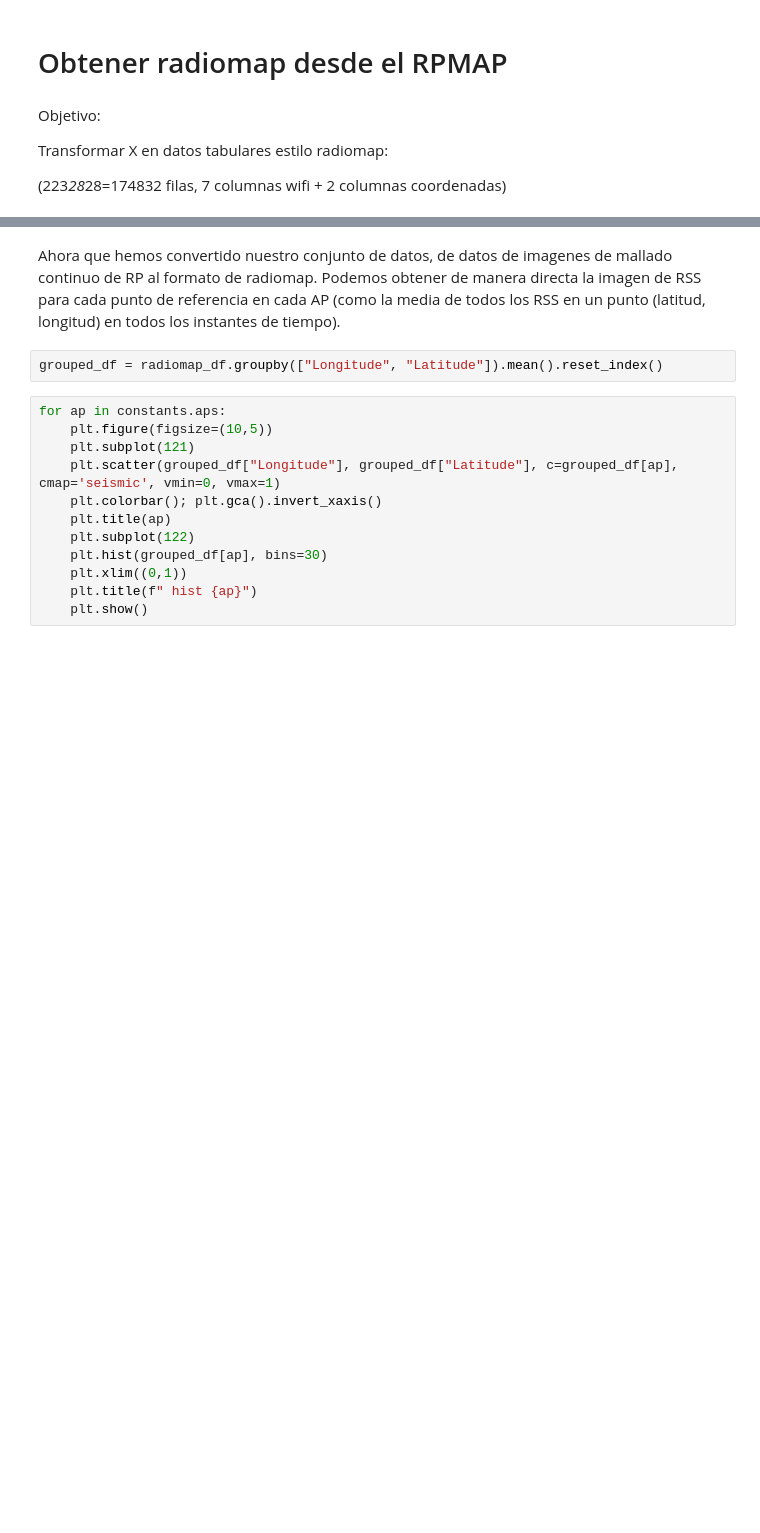
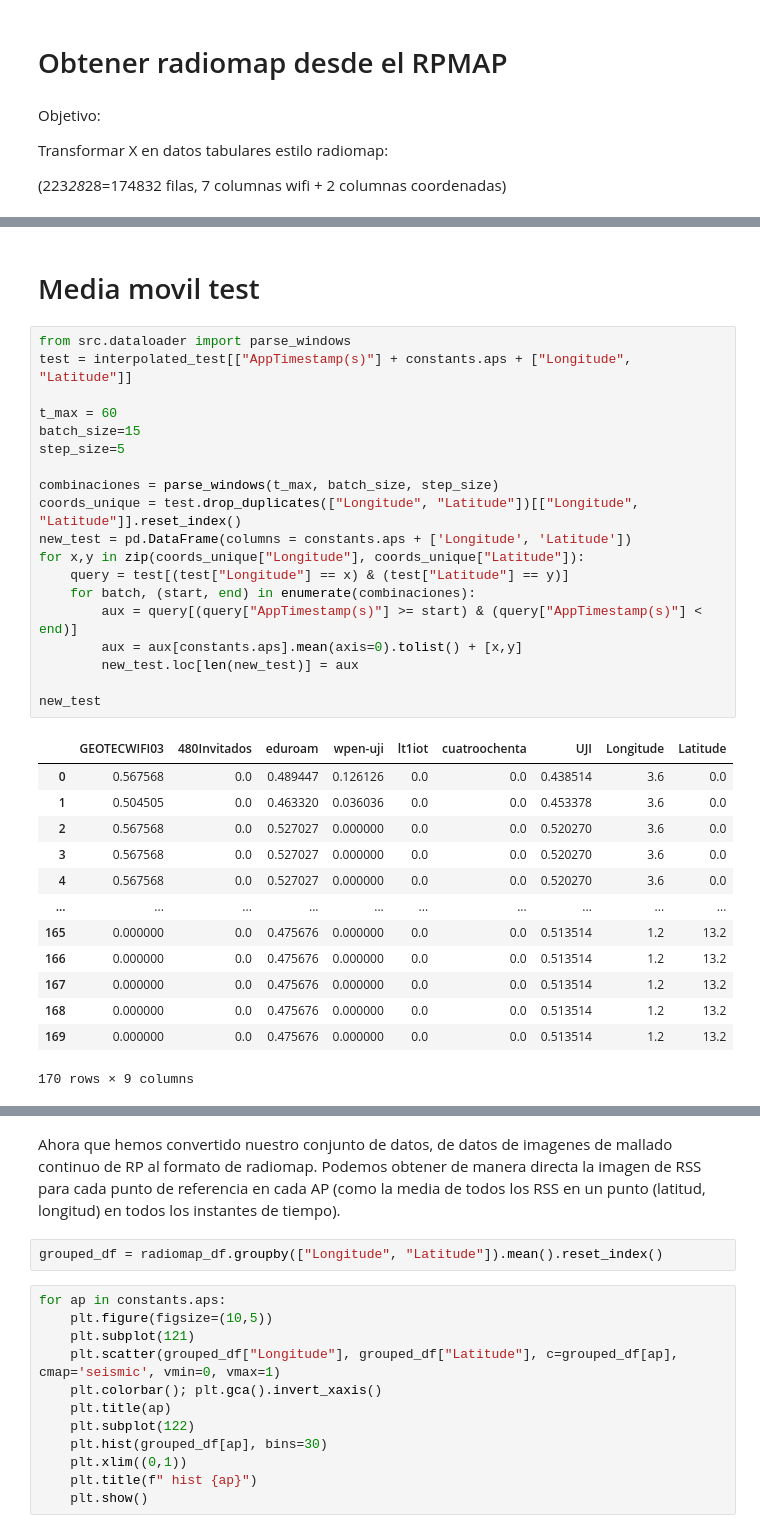
Before and after one commit to JavierGavina/TFM, a Jupyter notebook: with_rpmap_positioning.ipynb, the cells around one changed output, grey strips where cells are left out. Cells and saved outputs as stored; diff of their text form; blank space fills up the shorter version.

```diff
--- a/with_rpmap_positioning.ipynb
+++ b/with_rpmap_positioning.ipynb
@@ -69,0 +88,35 @@ radiomap_df = pd.DataFrame(radiomap, columns = constants.aps + ['Longitude', 'La
+# %% [markdown]
+# Media movil test
+# %%
+from src.dataloader import parse_windows
+test = interpolated_test[["AppTimestamp(s)"] + constants.aps + ["Longitude", "Latitude"]]
+
+t_max = 60
+batch_size=15
+step_size=5
+
+combinaciones = parse_windows(t_max, batch_size, step_size)
+coords_unique = test.drop_duplicates(["Longitude", "Latitude"])[["Longitude", "Latitude"]].reset_index()
+new_test = pd.DataFrame(columns = constants.aps + ['Longitude', 'Latitude'])
+for x,y in zip(coords_unique["Longitude"], coords_unique["Latitude"]):
+    query = test[(test["Longitude"] == x) & (test["Latitude"] == y)]
+    for batch, (start, end) in enumerate(combinaciones):
+        aux = query[(query["AppTimestamp(s)"] >= start) & (query["AppTimestamp(s)"] < end)]
+        aux = aux[constants.aps].mean(axis=0).tolist() + [x,y]
+        new_test.loc[len(new_test)] = aux
+
+new_test
+# %% [output]
+|  | GEOTECWIFI03 | 480Invitados | eduroam | wpen-uji | lt1iot | cuatroochenta | UJI | Longitude | Latitude |
+| 0 | 0.567568 | 0.0 | 0.489447 | 0.126126 | 0.0 | 0.0 | 0.438514 | 3.6 | 0.0 |
+| 1 | 0.504505 | 0.0 | 0.463320 | 0.036036 | 0.0 | 0.0 | 0.453378 | 3.6 | 0.0 |
+| 2 | 0.567568 | 0.0 | 0.527027 | 0.000000 | 0.0 | 0.0 | 0.520270 | 3.6 | 0.0 |
+| 3 | 0.567568 | 0.0 | 0.527027 | 0.000000 | 0.0 | 0.0 | 0.520270 | 3.6 | 0.0 |
+| 4 | 0.567568 | 0.0 | 0.527027 | 0.000000 | 0.0 | 0.0 | 0.520270 | 3.6 | 0.0 |
+| ... | ... | ... | ... | ... | ... | ... | ... | ... | ... |
+| 165 | 0.000000 | 0.0 | 0.475676 | 0.000000 | 0.0 | 0.0 | 0.513514 | 1.2 | 13.2 |
+| 166 | 0.000000 | 0.0 | 0.475676 | 0.000000 | 0.0 | 0.0 | 0.513514 | 1.2 | 13.2 |
+| 167 | 0.000000 | 0.0 | 0.475676 | 0.000000 | 0.0 | 0.0 | 0.513514 | 1.2 | 13.2 |
+| 168 | 0.000000 | 0.0 | 0.475676 | 0.000000 | 0.0 | 0.0 | 0.513514 | 1.2 | 13.2 |
+| 169 | 0.000000 | 0.0 | 0.475676 | 0.000000 | 0.0 | 0.0 | 0.513514 | 1.2 | 13.2 |
+170 rows × 9 columns
```
Also changed, not shown: parts of 12 cells of this notebook, 7 other files.
